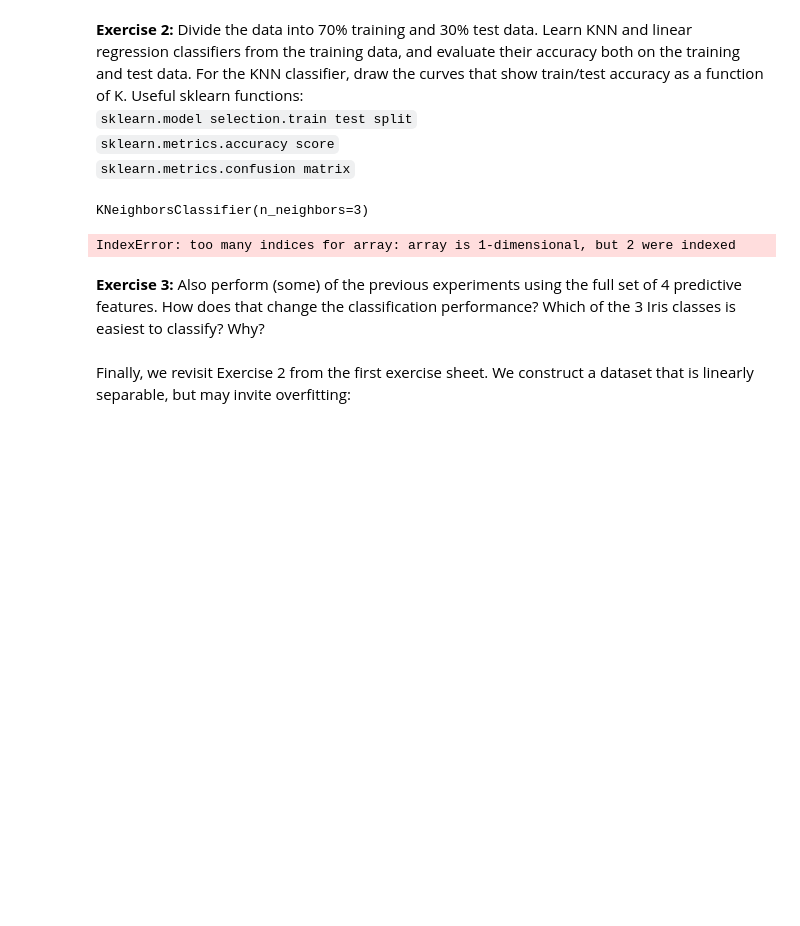
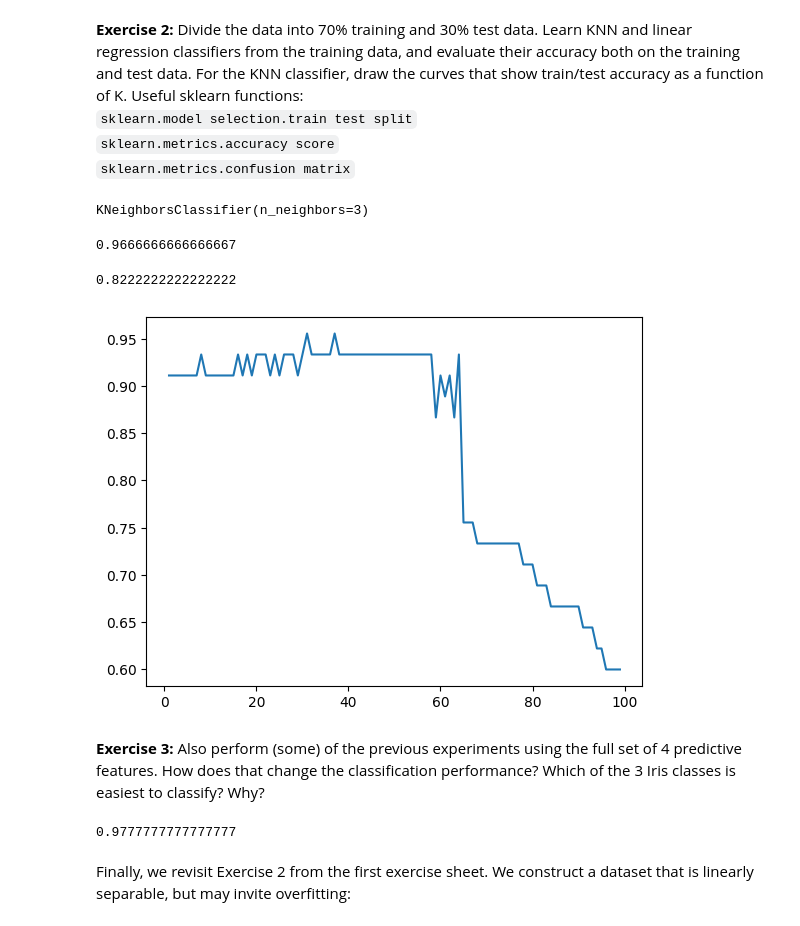
Before and after one commit to SebastianLassen00/ML23, a Jupyter notebook: CSN/selfstudy1.ipynb, the cells around one changed output. Cells and saved outputs as stored; diff of their text form; code cells hidden in the pictures; blank space fills up the shorter version.

```diff
--- a/CSN/selfstudy1.ipynb
+++ b/CSN/selfstudy1.ipynb
@@ -227,7 +257,7 @@ draw the curves that show train/test accuracy as a function of K. Useful sklearn
 # %%
 from sklearn.model_selection import train_test_split
 
-train_x, test_x, train_y, test_y = train_test_split(irisdata.data, irisdata.target, train_size=0.8)
+train_x, test_x, train_y, test_y = train_test_split(irisdata.data, irisdata.target, train_size=0.7)
 # %%
 myirisknn = KNeighborsClassifier(n_neighbors=3)
 myirisknn.fit(train_x[:,[feat1,feat2]],train_y)
@@ -236,12 +266,50 @@ KNeighborsClassifier(n_neighbors=3)
 # %%
 from sklearn.metrics import accuracy_score
 
-test_p = myirisknn.predict(train_x[:,[feat1,feat2]])
+test_p = myirisknn.predict(test_x[:,[feat1,feat2]])
+accuracy_score(test_y, test_p)
 # %% [output]
-IndexError: too many indices for array: array is 1-dimensional, but 2 were indexed
+0.9666666666666667
+# %%
+
+train_x, test_x, train_y, test_y = train_test_split(irisdata.data, onehotclasses, train_size=0.7)
+
+myirislinreg = LinearRegression()
+myirislinreg.fit(train_x[:,[feat1,feat2]], train_y)
+
+test_p = maxpos(myirislinreg.predict(test_x[:,[feat1,feat2]]))
+#accuracy_score(test_y, test_p)
+accuracy_score(maxpos(test_y), test_p)
+# %% [output]
+0.8222222222222222
+# %%
+K = 100
+train_x, test_x, train_y, test_y = train_test_split(irisdata.data, irisdata.target, train_size=0.7)
+ps = []
+for k in range(1, K):
+    myirisknn = KNeighborsClassifier(n_neighbors=k)
+    myirisknn.fit(train_x[:,[feat1,feat2]],train_y)
+    test_p = myirisknn.predict(test_x[:,[feat1,feat2]])
+    a = accuracy_score(test_y, test_p)
+    ps.append(a)
+
+
+plt.plot(range(1, K), ps)
+plt.show()
+# %% [output]
+[figure, added]
 # %% [markdown]
 **Exercise 3:**  Also perform (some) of the previous experiments using the full set of 4 predictive features. How does that
 change the classification performance? Which of the 3 Iris classes is easiest to classify? Why?
+# %%
+train_x, test_x, train_y, test_y = train_test_split(irisdata.data, irisdata.target, train_size=0.7)
+
+myirisknn = KNeighborsClassifier(n_neighbors=5)
+myirisknn.fit(train_x,train_y)
+test_p = myirisknn.predict(test_x)
+accuracy_score(test_y, test_p)
+# %% [output]
+0.9777777777777777
 # %% [markdown]
 Finally, we revisit Exercise 2 from the first exercise sheet. We construct a dataset that is linearly separable, but may invite overfitting:
 # %%
```
Also changed, not shown: parts of 2 cells of this notebook.
